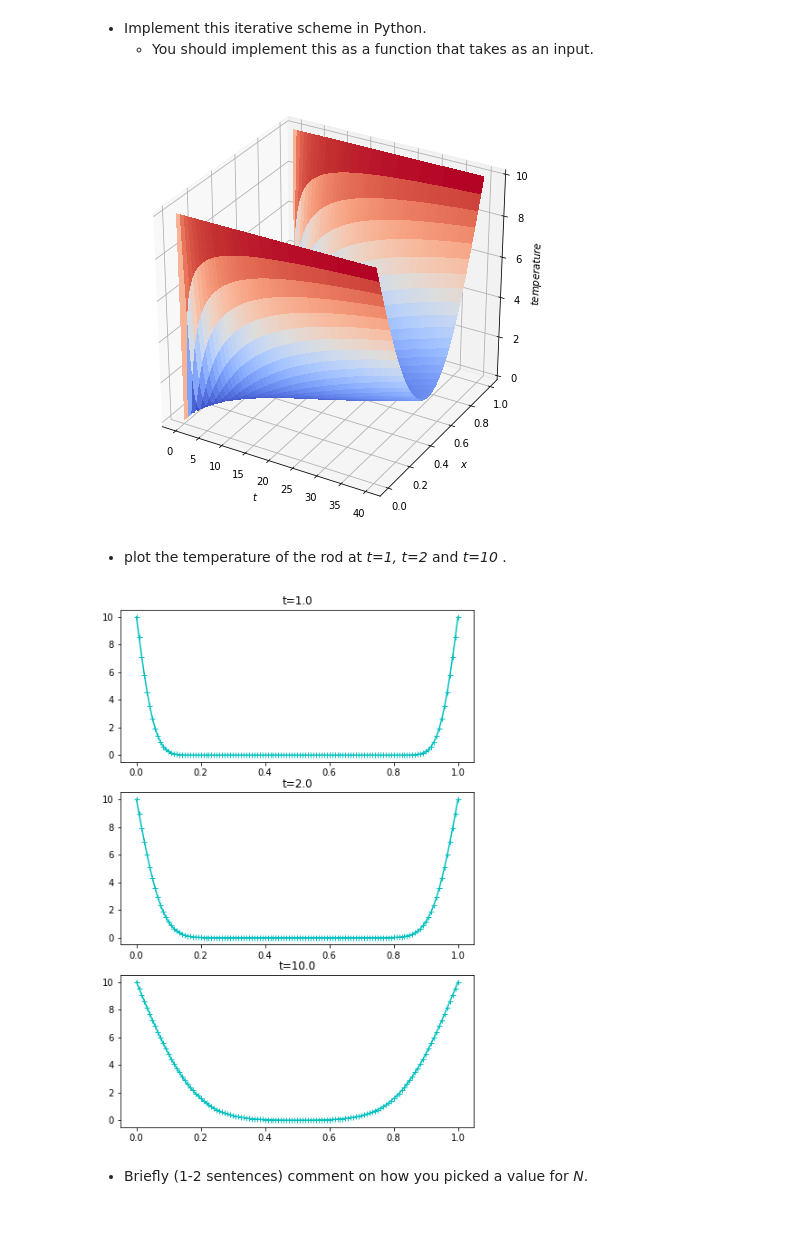
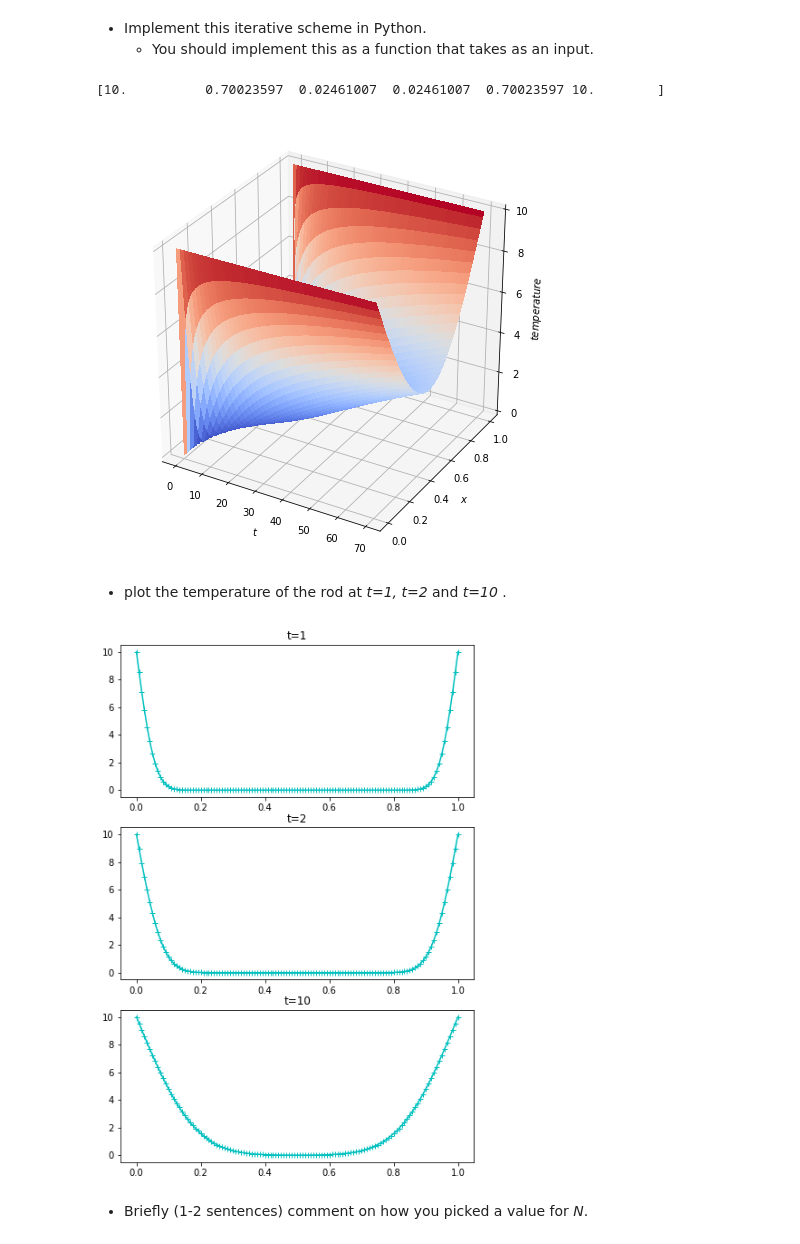
Before and after one commit to YRYoung/HPC, a Jupyter notebook: Assigenment/Assignment_2.ipynb, the cells around one changed output. Cells and saved outputs as stored; diff of their text form; code cells hidden in the pictures.

```diff
--- a/Assigenment/Assignment_2.ipynb
+++ b/Assigenment/Assignment_2.ipynb
@@ -200,6 +200,7 @@ Expected computation time:
 * Implement this iterative scheme in Python.
     * You should implement this as a function that takes as an input.
 # %%
+from sympy.solvers import solve_undetermined_coeffs
 import numpy as np
 
 
@@ -207,37 +208,44 @@ def solve_u(N, t):
     h = 1 / N
     T = N * t
     u = np.zeros((N + 1, T + 1))
+    A = np.zeros((N-1,N+1))
     # u[:,0]=0
+
     u[0, :] = 10
     u[N, :] = 10
-    for j in range(T + 1):
-        for i in range(N + 1):
-            if i != 0 and i != N and j != 0:
-                u[i, j] = u[i, j - 1] + (u[i - 1, j - 1] - 2 * u[i, j - 1] + u[i + 1, j - 1]) / 1000 / h
+    for i in range(N-1):
+      A[i,i:i+3] = [1/ 1000 / h,1- 2 / 1000 / h , 1/ 1000 / h]
+
+    for j in range(1,T + 1):
+      u[1:N, j] = A @ u[:,j-1]
 
     return u
+# %%
+print(solve_u(5,3)[:,-1])
+# %% [output]
+[10.          0.70023597  0.02461007  0.02461007  0.70023597 10.        ]
 # %%
 %matplotlib inline
 from matplotlib import pyplot as plt
 from matplotlib import cm
 
-N = 200
-t = 40
+N = 400
+t = 70
 
 sol = solve_u(N, t)
 fig = plt.figure(figsize=(8, 8))
 ax = fig.gca(projection='3d')
 ticksX = np.linspace(0, t, N * t + 1)
 ticksY = np.linspace(0, 1, N + 1)
 X, Y = np.meshgrid(ticksX, ticksY)
 surf = ax.plot_surface(X, Y, sol, antialiased=False, cmap=cm.coolwarm)
 ax.set_xlabel(r'$t$')
 ax.set_ylabel(r'$x$')
 ax.set_zlabel(r'$temperature$')
 
 plt.show()
 # %% [output]
-[figure, old version]
+[figure, new version]
 # %% [markdown]
 * plot the temperature of the rod at *t=1, t=2* and *t=10* .
 # %%
@@ -246,19 +254,19 @@ import matplotlib.pyplot as plt
 import numpy as np
 
 N = 120
-Ts = np.array([1, 2, 10]) * N
+ts = np.array([1, 2, 10])
 
-fig, ax = plt.subplots(len(Ts), 1, figsize=(7, len(Ts) * 3.5))
-u = solve_u(N, np.max(Ts))
+fig, ax = plt.subplots(len(ts), 1, figsize=(7, len(ts) * 3.5))
+u = solve_u(N, np.max(ts))
 
 x = np.linspace(0, 1, N + 1)
 
-for count, t in enumerate(tqdm(Ts)):
-    ax[count].plot(x, u[:, t], 'c+-')
-    ax[count].set_title('t=' + str(t / N))
+for count, t in enumerate(tqdm(ts)):
+    ax[count].plot(x, u[:, t*N], 'c+-')
+    ax[count].set_title('t=' + str(t))
 
 plt.show()
 # %% [output]
-[figure, old version]
+[figure, new version]
 # %% [markdown]
 * Briefly (1-2 sentences) comment on how you picked a value for *N*.
```
Also changed, not shown: parts of 7 cells of this notebook.
